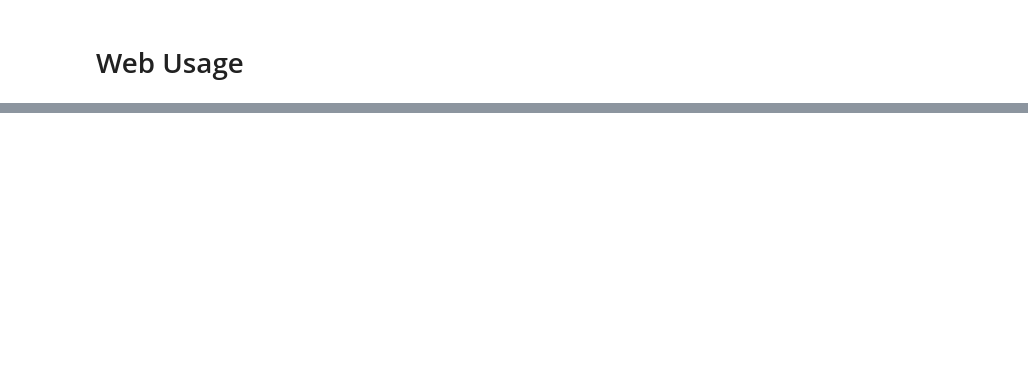
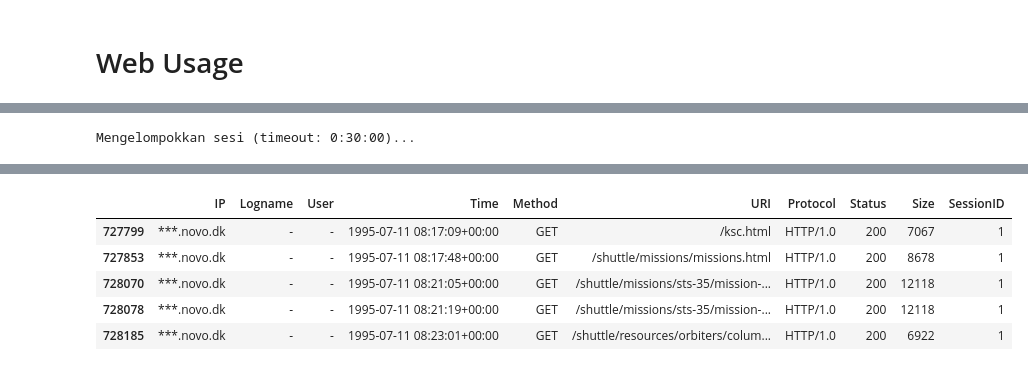
Before and after one commit to UmarMuchtar/PenambanganWeb01, a Jupyter notebook: _sources/Webusage.ipynb, the cells around one changed output, grey strips where cells are left out. Cells and saved outputs as stored; diff of their text form; code cells hidden in the pictures; blank space fills up the shorter version.

```diff
--- a/_sources/Webusage.ipynb
+++ b/_sources/Webusage.ipynb
@@ -189,0 +173,3 @@ Membuat matriks Sesi x Halaman...
+# %%
+df_raw = load_data(log_file_path)
+display(df_raw.head())
@@ -189,0 +200,3 @@ Membuat matriks Sesi x Halaman...
+# %%
+df_cleaned = preprocess_data(df_raw)
+display(df_cleaned.head())
@@ -189,0 +224,5 @@ Membuat matriks Sesi x Halaman...
+# %%
+df_session = sessionize_data(df_cleaned, SESSION_TIMEOUT)
+display(df_session.head())
+# %% [output]
+Mengelompokkan sesi (timeout: 0:30:00)...
@@ -189,0 +249,6 @@ Membuat matriks Sesi x Halaman...
+|  | IP | Logname | User | Time | Method | URI | Protocol | Status | Size | SessionID |
+| 727799 | ***.novo.dk | - | - | 1995-07-11 08:17:09+00:00 | GET | /ksc.html | HTTP/1.0 | 200 | 7067 | 1 |
+| 727853 | ***.novo.dk | - | - | 1995-07-11 08:17:48+00:00 | GET | /shuttle/missions/missions.html | HTTP/1.0 | 200 | 8678 | 1 |
+| 728070 | ***.novo.dk | - | - | 1995-07-11 08:21:05+00:00 | GET | /shuttle/missions/sts-35/mission-... | HTTP/1.0 | 200 | 12118 | 1 |
+| 728078 | ***.novo.dk | - | - | 1995-07-11 08:21:19+00:00 | GET | /shuttle/missions/sts-35/mission-... | HTTP/1.0 | 200 | 12118 | 1 |
+| 728185 | ***.novo.dk | - | - | 1995-07-11 08:23:01+00:00 | GET | /shuttle/resources/orbiters/colum... | HTTP/1.0 | 200 | 6922 | 1 |
```
Also changed, not shown: parts of 14 cells of this notebook, 5 other files.
